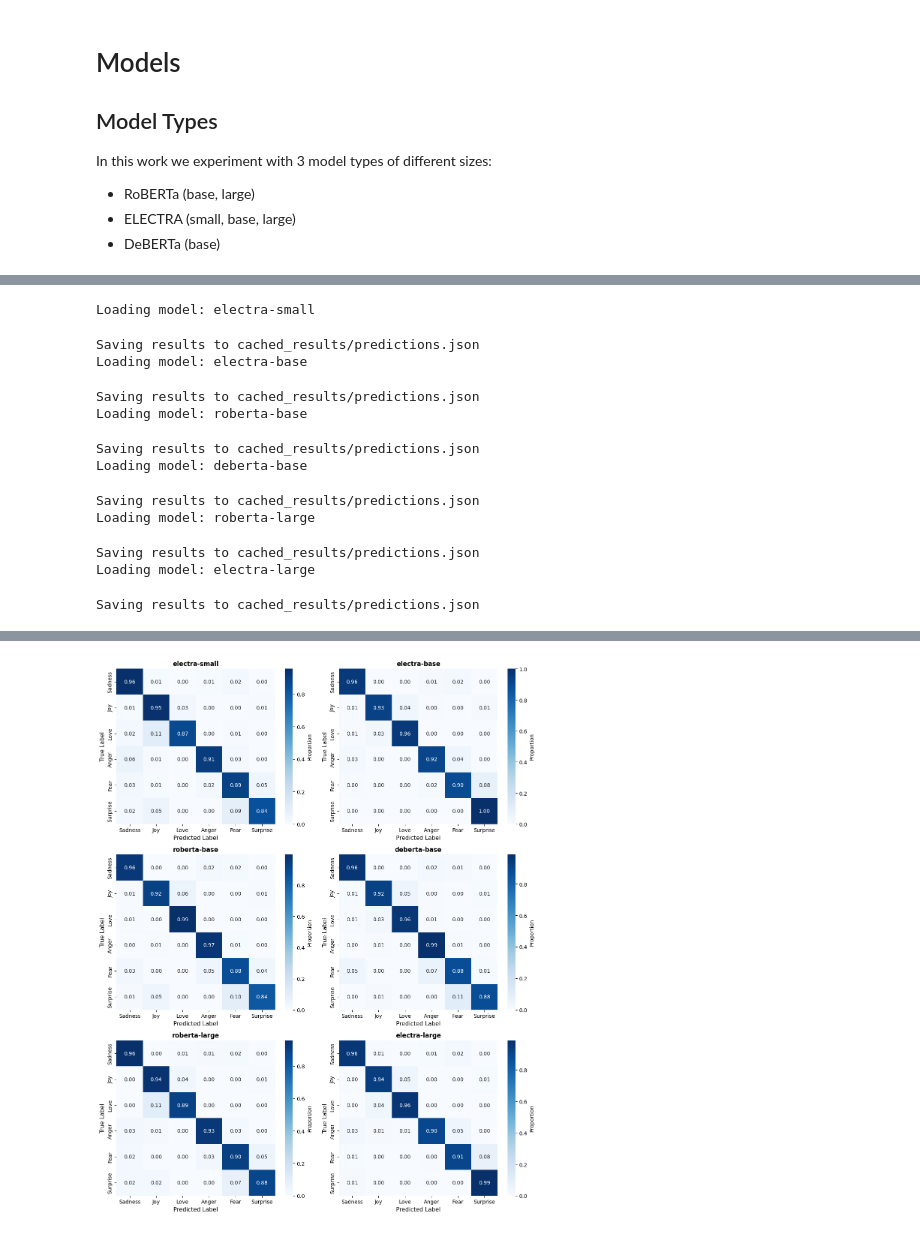
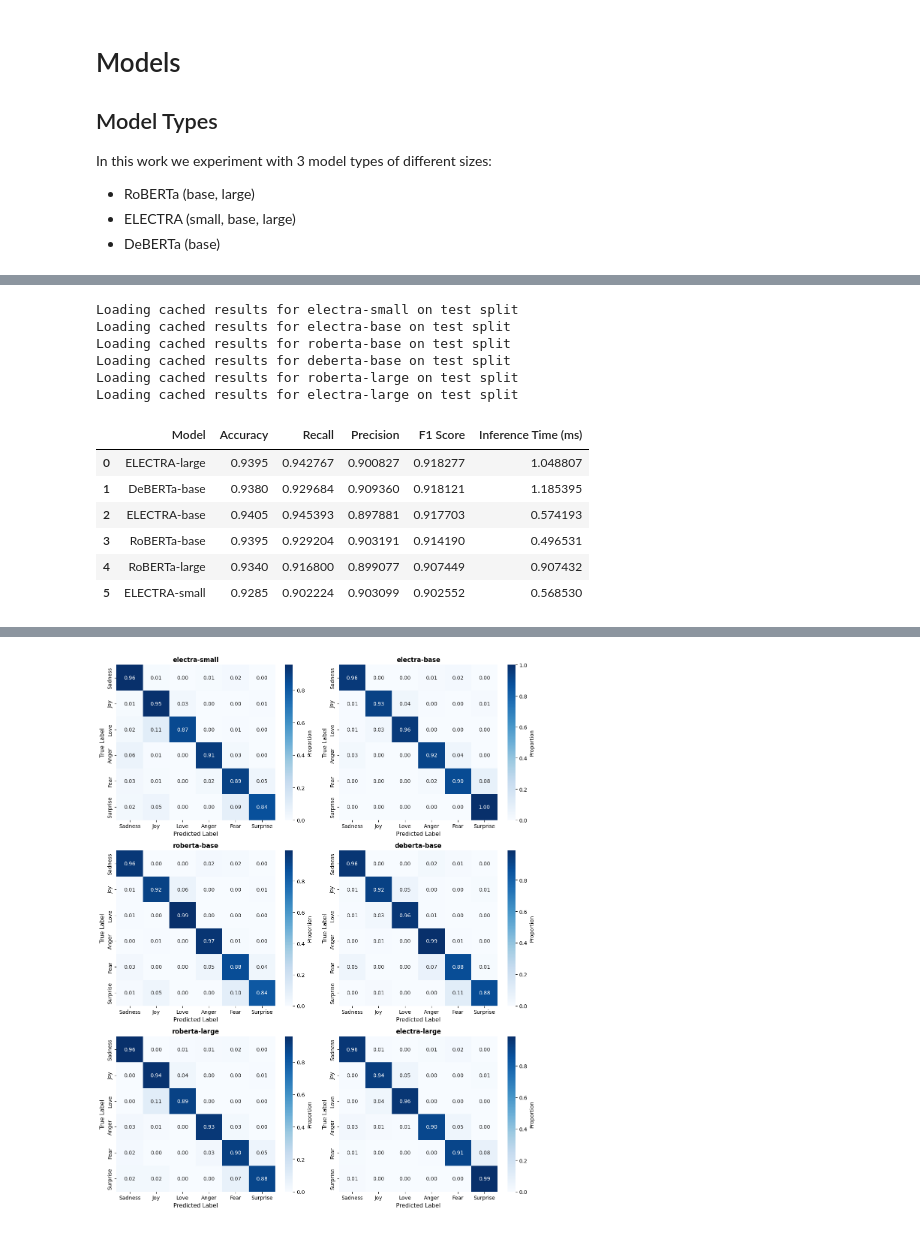
Before and after one commit to Nisimachluf/NLP-using-DL-Transformers, a Jupyter notebook: ProjectB.ipynb, the cells around one changed output, grey strips where cells are left out. Drawn from its saved outputs; the diff is of its cells as text; code cells hidden in the pictures.

```diff
--- a/ProjectB.ipynb
+++ b/ProjectB.ipynb
@@ -239,16 +262,19 @@ dataset = load_csv_to_dataset("data/train.csv", "data/validation.csv")
 # %%
+dataset = load_csv_to_dataset("data/train.csv", "data/validation.csv")
 for trained_model in trained_models:
     results = predict_on_dataset(trained_model, dataset, cache_file="cached_results/predictions.json")
+display_results()
 # %% [output]
-Loading model: electra-small
+Loading cached results for electra-small on test split
+Loading cached results for electra-base on test split
+Loading cached results for roberta-base on test split
+Loading cached results for deberta-base on test split
+Loading cached results for roberta-large on test split
+Loading cached results for electra-large on test split
-Saving results to cached_results/predictions.json
-Loading model: electra-base
-Saving results to cached_results/predictions.json
-Loading model: roberta-base
-Saving results to cached_results/predictions.json
-Loading model: deberta-base
-Saving results to cached_results/predictions.json
-Loading model: roberta-large
-Saving results to cached_results/predictions.json
-Loading model: electra-large
-Saving results to cached_results/predictions.json
+|  | Model | Accuracy | Recall | Precision | F1 Score | Inference Time (ms) |
+| 0 | ELECTRA-large | 0.9395 | 0.942767 | 0.900827 | 0.918277 | 1.048807 |
+| 1 | DeBERTa-base | 0.9380 | 0.929684 | 0.909360 | 0.918121 | 1.185395 |
+| 2 | ELECTRA-base | 0.9405 | 0.945393 | 0.897881 | 0.917703 | 0.574193 |
+| 3 | RoBERTa-base | 0.9395 | 0.929204 | 0.903191 | 0.914190 | 0.496531 |
+| 4 | RoBERTa-large | 0.9340 | 0.916800 | 0.899077 | 0.907449 | 0.907432 |
+| 5 | ELECTRA-small | 0.9285 | 0.902224 | 0.903099 | 0.902552 | 0.568530 |
```
Also changed, not shown: parts of 19 cells of this notebook, 15 other files.
